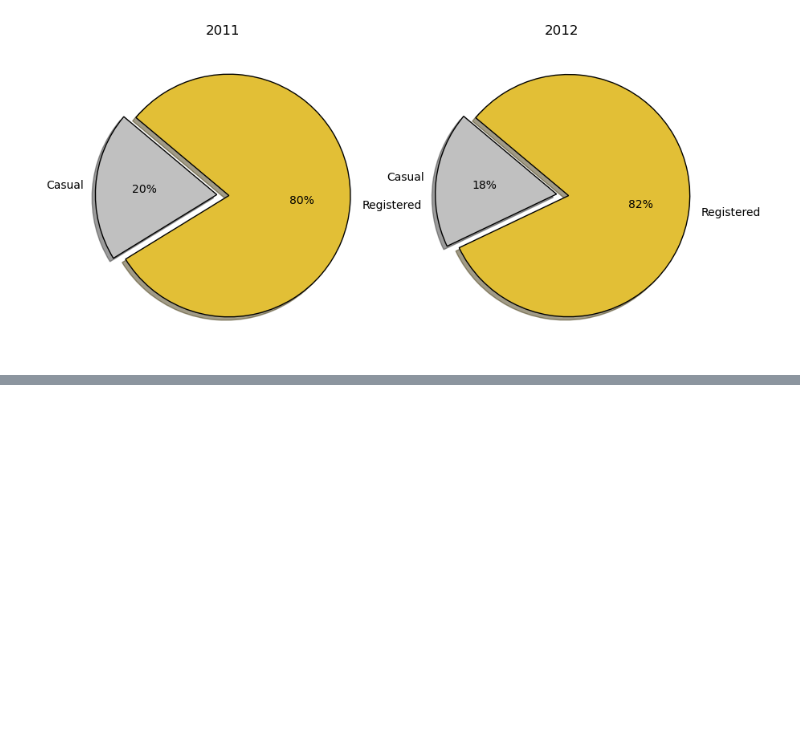
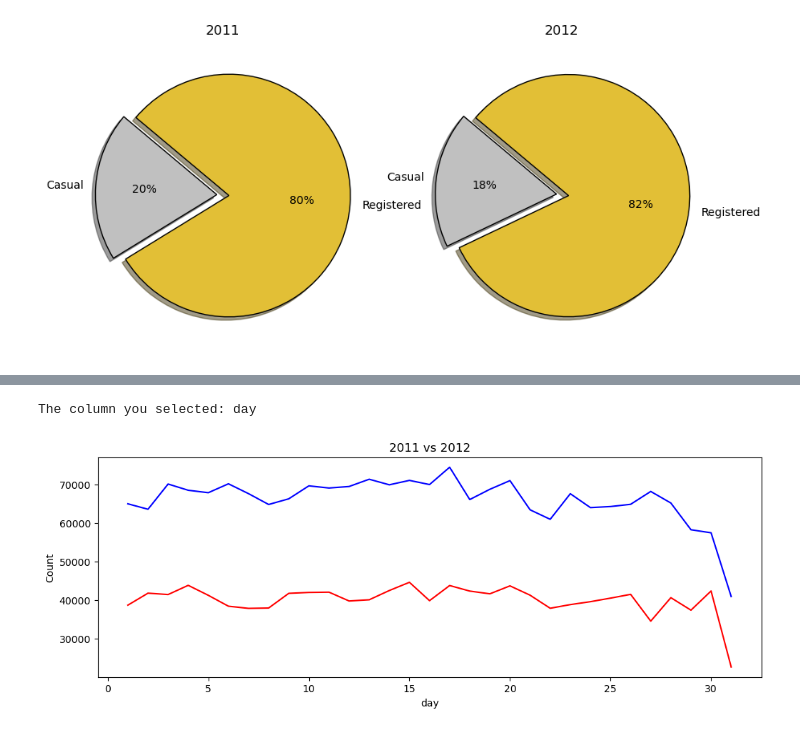
Before and after one commit to RHout19/Project-1, a Jupyter notebook: Model 1/Project 3/Sprint_1_Data_Wrangling.ipynb, the cells around one changed output, grey strips where cells are left out. Cells and saved outputs as stored; diff of their text form; code cells hidden in the pictures; blank space fills up the shorter version.

```diff
--- a/Model 1/Project 3/Sprint_1_Data_Wrangling.ipynb
+++ b/Model 1/Project 3/Sprint_1_Data_Wrangling.ipynb
@@ -197,0 +245,26 @@ plt.show()
+# %%
+fig, axs = plt.subplots(1, sharey=True, figsize=(12, 4))
+
+
+wanted_input = input('Select: casual, registered, day, year, month, hour, holiday, weekday, workingday, weather')
+print(f'The column you selected: {wanted_input}')
+
+for idx, c in enumerate(['red', 'blue']):
+
+    x = []
+    y = []
+
+    for h in df[df['year'] == idx].groupby(wanted_input):
+        x.append(h[0])
+        y.append(h[1]['count'].sum())
+
+    axs.plot(x, y, color= c)
+    axs.set_title('2011 vs 2012')
+    axs.set_xlabel(wanted_input)
+    axs.set_ylabel('Count')
+
+
+plt.show()
+# %% [output]
+The column you selected: day
+[figure, added]
```
Also changed, not shown: parts of 7 cells of this notebook.
